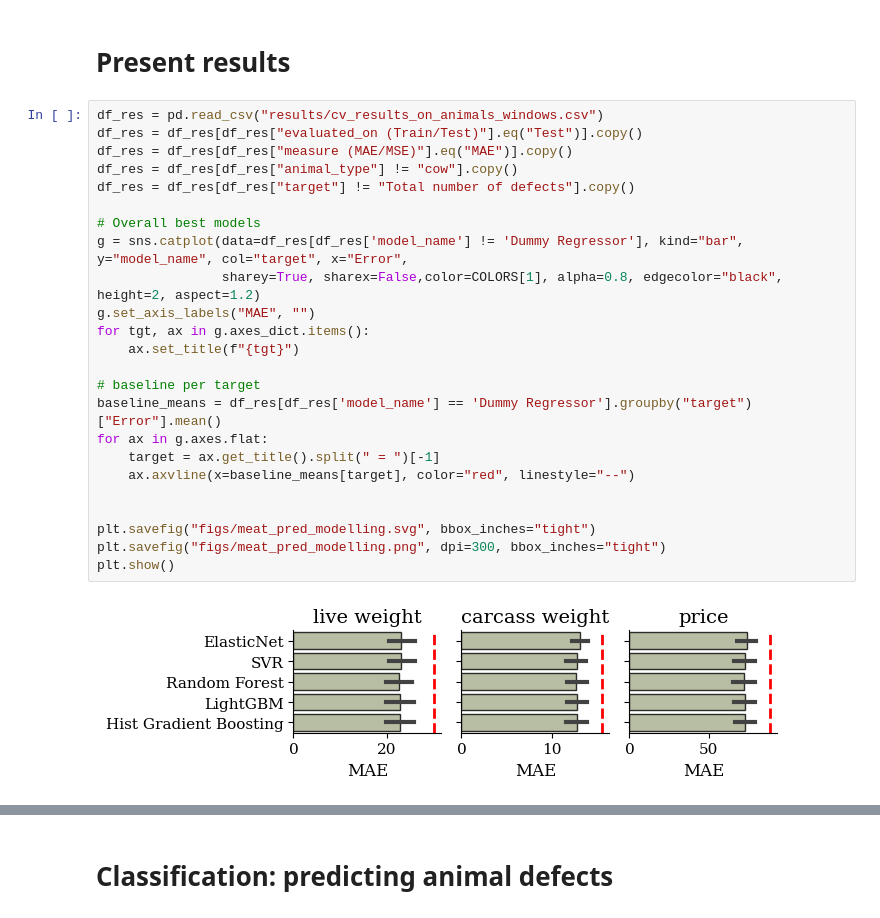
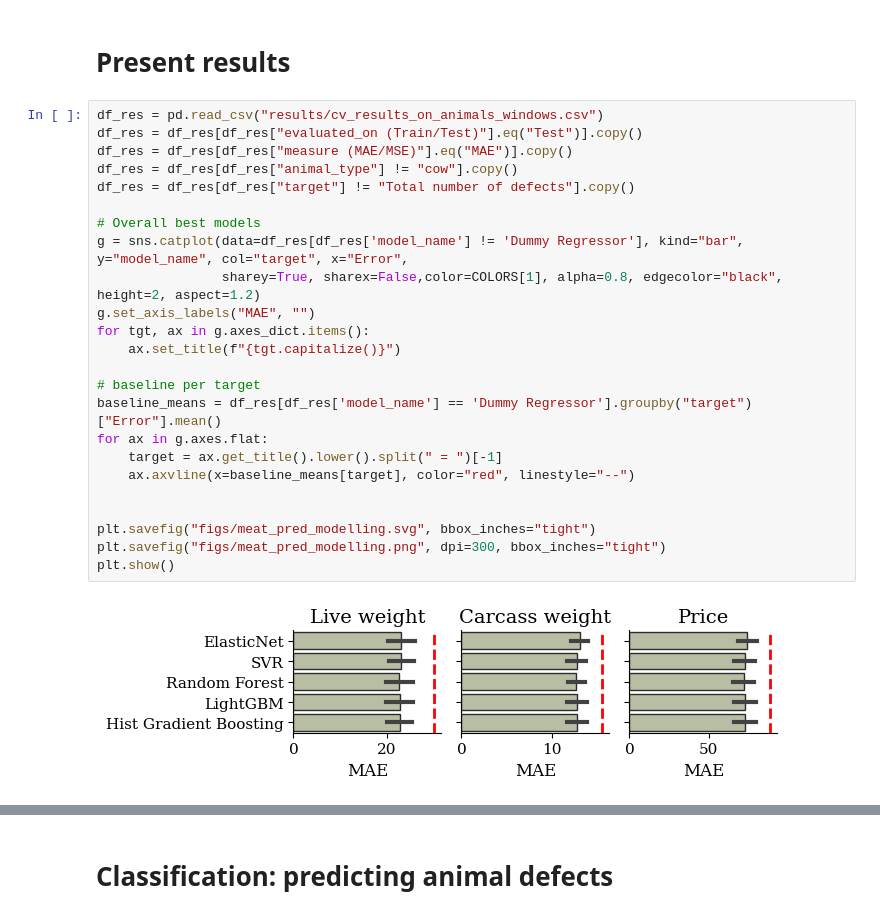
Before and after one commit to KatDost/Weather-CattleHealth, a Jupyter notebook: beef_predictive_modelling.ipynb, the cells around one changed output, grey strips where cells are left out. Drawn from its saved outputs; the diff is of its cells as text.

```diff
--- a/beef_predictive_modelling.ipynb
+++ b/beef_predictive_modelling.ipynb
@@ -316,29 +316,29 @@ Rows per target:
 # %%
 df_res = pd.read_csv("results/cv_results_on_animals_windows.csv")
 df_res = df_res[df_res["evaluated_on (Train/Test)"].eq("Test")].copy()
 df_res = df_res[df_res["measure (MAE/MSE)"].eq("MAE")].copy()
 df_res = df_res[df_res["animal_type"] != "cow"].copy()
 df_res = df_res[df_res["target"] != "Total number of defects"].copy()
 
 # Overall best models
 g = sns.catplot(data=df_res[df_res['model_name'] != 'Dummy Regressor'], kind="bar", y="model_name", col="target", x="Error",
                 sharey=True, sharex=False,color=COLORS[1], alpha=0.8, edgecolor="black", height=2, aspect=1.2)
 g.set_axis_labels("MAE", "")
 for tgt, ax in g.axes_dict.items():
-    ax.set_title(f"{tgt}")
+    ax.set_title(f"{tgt.capitalize()}")
 
 # baseline per target
 baseline_means = df_res[df_res['model_name'] == 'Dummy Regressor'].groupby("target")["Error"].mean()
 for ax in g.axes.flat:
-    target = ax.get_title().split(" = ")[-1]
+    target = ax.get_title().lower().split(" = ")[-1]
     ax.axvline(x=baseline_means[target], color="red", linestyle="--")
 
 
 plt.savefig("figs/meat_pred_modelling.svg", bbox_inches="tight")
 plt.savefig("figs/meat_pred_modelling.png", dpi=300, bbox_inches="tight")
 plt.show()
 # %% [output]
-[figure, old version]
+[figure, new version]
 # %%
 df_res = pd.read_csv("results/cv_results_on_animals_windows.csv")
 df_res = df_res[df_res["evaluated_on (Train/Test)"].eq("Test")].copy()
```
Also changed, not shown: parts of 6 cells of this notebook, 10 other files.
